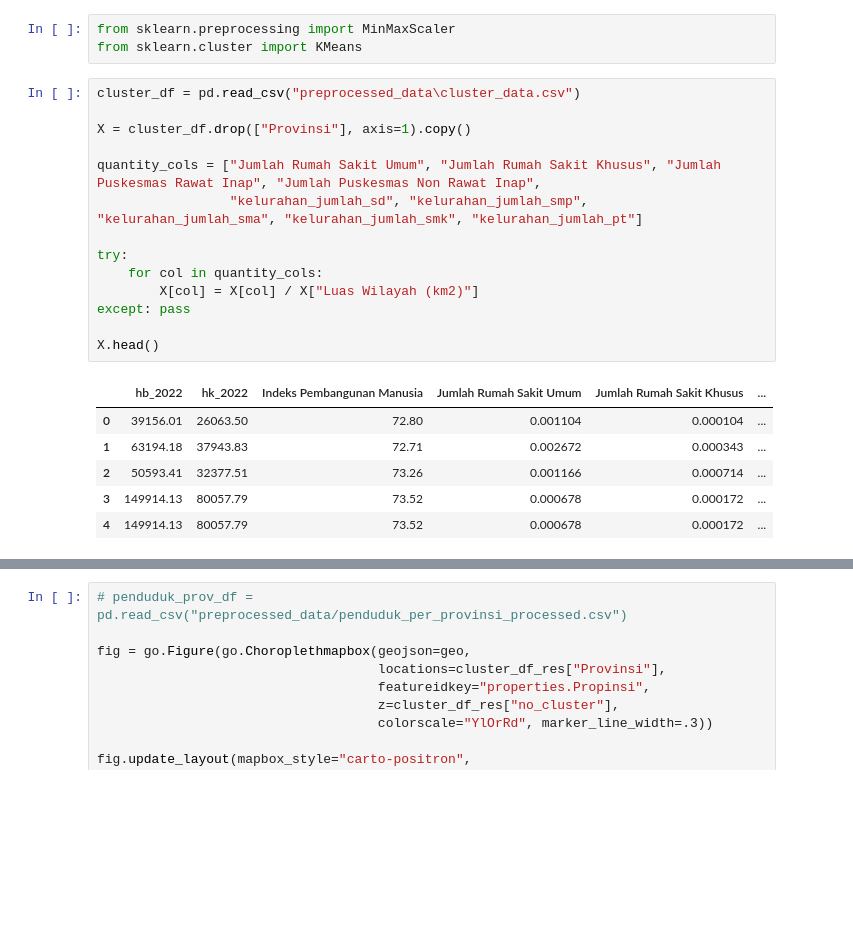
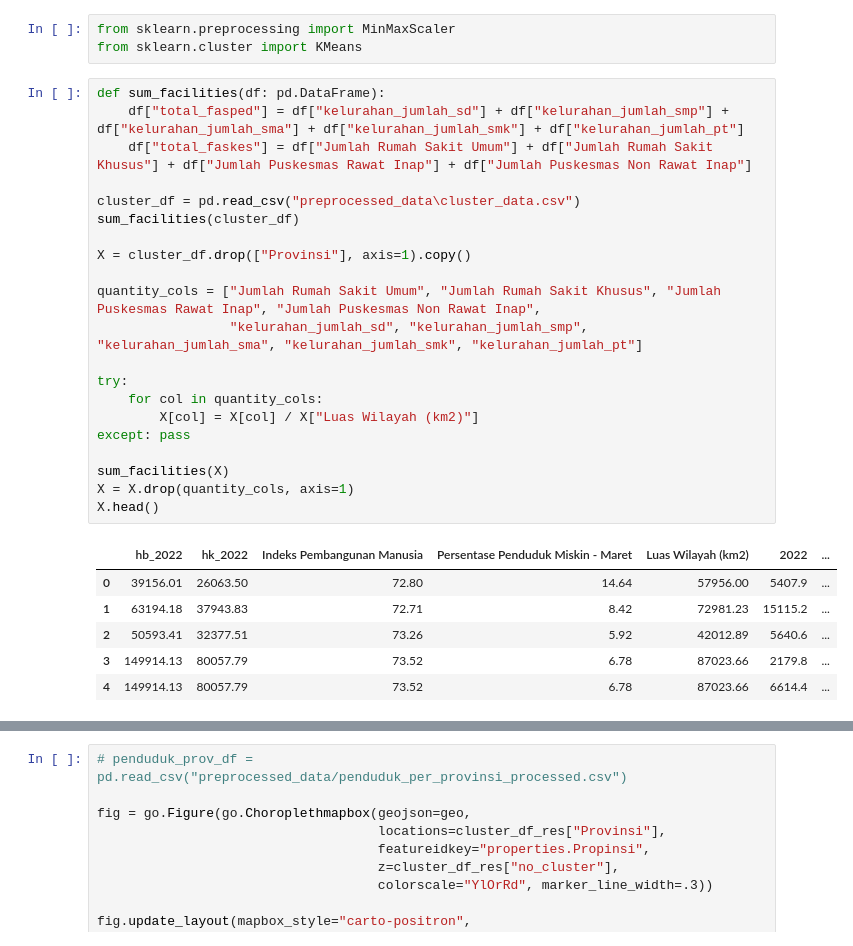
Before and after one commit to ghanahmada/demographic-bonus-analysis, a Jupyter notebook: analysis.ipynb, the cells around one changed output, grey strips where cells are left out. Drawn from its saved outputs; the diff is of its cells as text; blank space fills up the shorter version.

```diff
--- a/analysis.ipynb
+++ b/analysis.ipynb
@@ -161,26 +146,33 @@ fig.update_layout(mapbox_style="carto-positron",
 from sklearn.preprocessing import MinMaxScaler
 from sklearn.cluster import KMeans
 # %%
+def sum_facilities(df: pd.DataFrame):
+    df["total_fasped"] = df["kelurahan_jumlah_sd"] + df["kelurahan_jumlah_smp"] + df["kelurahan_jumlah_sma"] + df["kelurahan_jumlah_smk"] + df["kelurahan_jumlah_pt"]
+    df["total_faskes"] = df["Jumlah Rumah Sakit Umum"] + df["Jumlah Rumah Sakit Khusus"] + df["Jumlah Puskesmas Rawat Inap"] + df["Jumlah Puskesmas Non Rawat Inap"]
+
 cluster_df = pd.read_csv("preprocessed_data\cluster_data.csv")
+sum_facilities(cluster_df)
 
 X = cluster_df.drop(["Provinsi"], axis=1).copy()
 
 quantity_cols = ["Jumlah Rumah Sakit Umum", "Jumlah Rumah Sakit Khusus", "Jumlah Puskesmas Rawat Inap", "Jumlah Puskesmas Non Rawat Inap",
                  "kelurahan_jumlah_sd", "kelurahan_jumlah_smp", "kelurahan_jumlah_sma", "kelurahan_jumlah_smk", "kelurahan_jumlah_pt"]
 
 try:
     for col in quantity_cols:
         X[col] = X[col] / X["Luas Wilayah (km2)"]
 except: pass
 
+sum_facilities(X)
+X = X.drop(quantity_cols, axis=1)
 X.head()
 # %% [output]
-|  | hb_2022 | hk_2022 | Indeks Pembangunan Manusia | Jumlah Rumah Sakit Umum | Jumlah Rumah Sakit Khusus | ... |
-| 0 | 39156.01 | 26063.50 | 72.80 | 0.001104 | 0.000104 | ... |
-| 1 | 63194.18 | 37943.83 | 72.71 | 0.002672 | 0.000343 | ... |
-| 2 | 50593.41 | 32377.51 | 73.26 | 0.001166 | 0.000714 | ... |
-| 3 | 149914.13 | 80057.79 | 73.52 | 0.000678 | 0.000172 | ... |
-| 4 | 149914.13 | 80057.79 | 73.52 | 0.000678 | 0.000172 | ... |
+|  | hb_2022 | hk_2022 | Indeks Pembangunan Manusia | Persentase Penduduk Miskin - Maret | Luas Wilayah (km2) | 2022 | ... |
+| 0 | 39156.01 | 26063.50 | 72.80 | 14.64 | 57956.00 | 5407.9 | ... |
+| 1 | 63194.18 | 37943.83 | 72.71 | 8.42 | 72981.23 | 15115.2 | ... |
+| 2 | 50593.41 | 32377.51 | 73.26 | 5.92 | 42012.89 | 5640.6 | ... |
+| 3 | 149914.13 | 80057.79 | 73.52 | 6.78 | 87023.66 | 2179.8 | ... |
+| 4 | 149914.13 | 80057.79 | 73.52 | 6.78 | 87023.66 | 6614.4 | ... |
 # %%
 mm_scaler = MinMaxScaler()
 X_scaled = mm_scaler.fit_transform(X.values)
```
Also changed, not shown: parts of 19 cells of this notebook, 16 other files.
